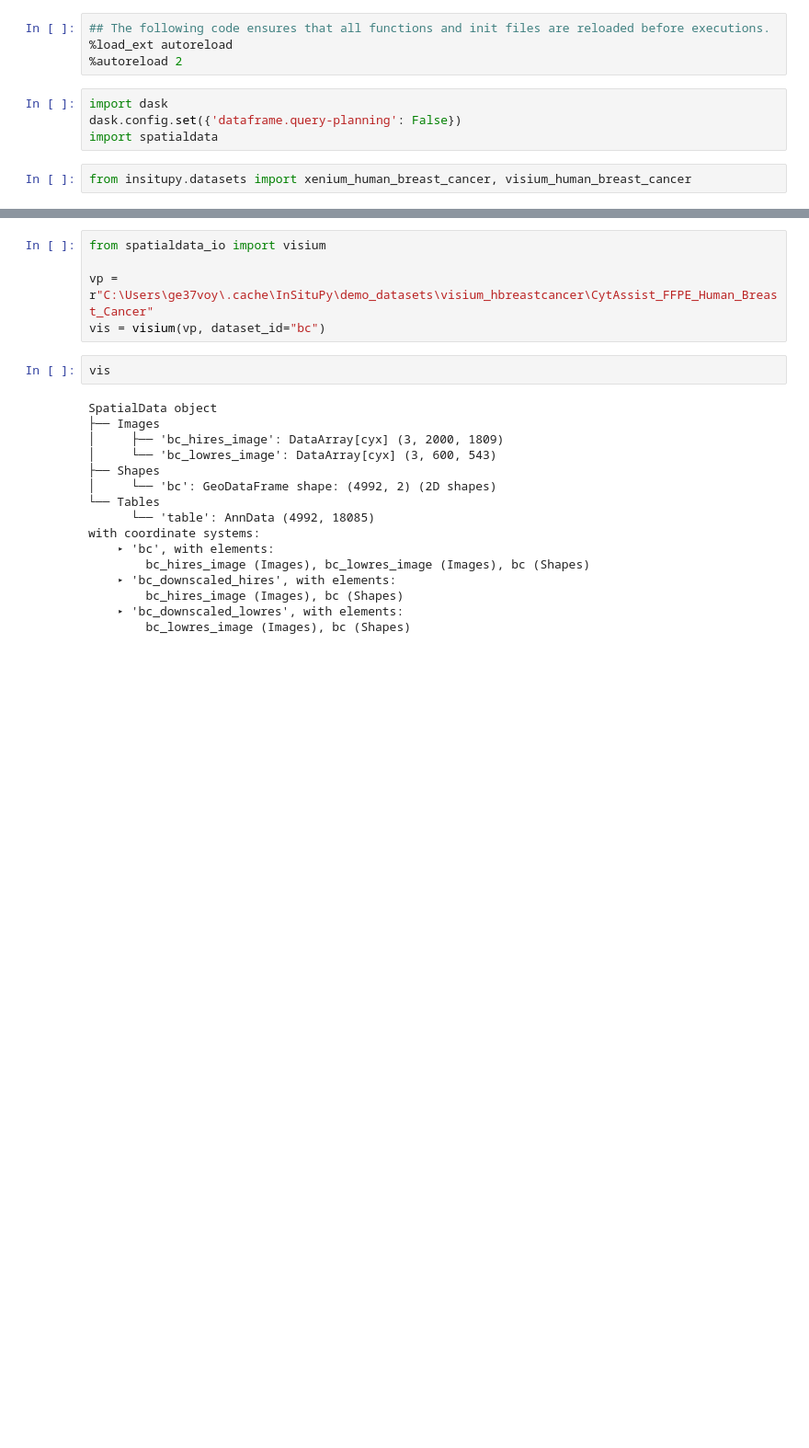
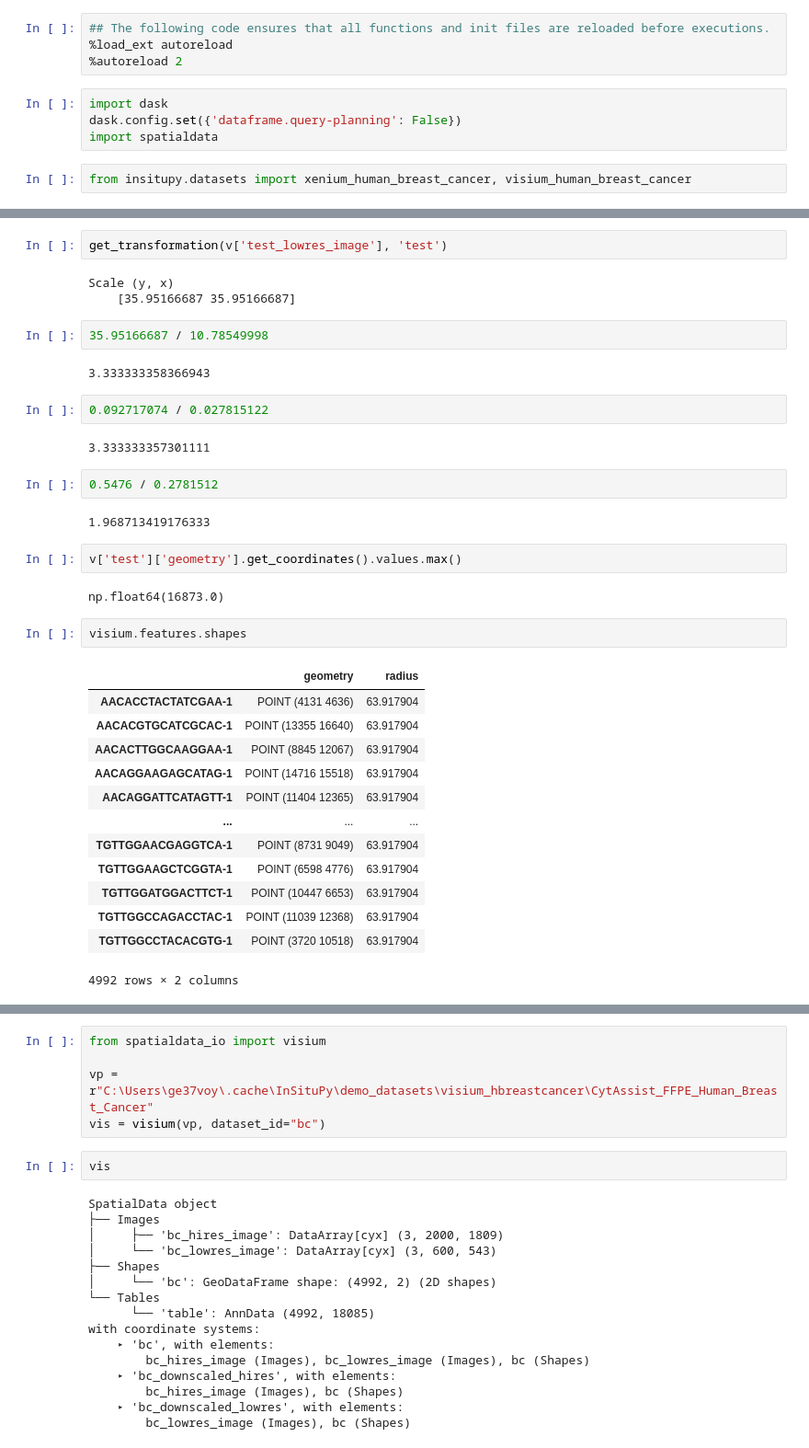
Before and after one commit to SpatialPathology/InSituPy, a Jupyter notebook: docs/source/tutorials/03_data_import/InSituPy_multi-tech.ipynb, the cells around one changed output, grey strips where cells are left out. Shown at 92% size. Saved outputs shown, nothing was run; the diff lists cells and outputs as text; blank space fills up the shorter version.

```diff
--- a/docs/source/tutorials/03_data_import/InSituPy_multi-tech.ipynb
+++ b/docs/source/tutorials/03_data_import/InSituPy_multi-tech.ipynb
@@ -61,0 +203,37 @@ visium = visium_human_breast_cancer()
+# %%
+get_transformation(v['test_lowres_image'], 'test')
+# %% [output]
+Scale (y, x)
+    [35.95166687 35.95166687]
+# %%
+35.95166687 / 10.78549998
+# %% [output]
+3.333333358366943
+# %%
+0.092717074 / 0.027815122
+# %% [output]
+3.333333357301111
+# %%
+0.5476 / 0.2781512
+# %% [output]
+1.968713419176333
+# %%
+v['test']['geometry'].get_coordinates().values.max()
+# %% [output]
+np.float64(16873.0)
+# %%
+visium.features.shapes
+# %% [output]
+|  | geometry | radius |
+| AACACCTACTATCGAA-1 | POINT (4131 4636) | 63.917904 |
+| AACACGTGCATCGCAC-1 | POINT (13355 16640) | 63.917904 |
+| AACACTTGGCAAGGAA-1 | POINT (8845 12067) | 63.917904 |
+| AACAGGAAGAGCATAG-1 | POINT (14716 15518) | 63.917904 |
+| AACAGGATTCATAGTT-1 | POINT (11404 12365) | 63.917904 |
+| ... | ... | ... |
+| TGTTGGAACGAGGTCA-1 | POINT (8731 9049) | 63.917904 |
+| TGTTGGAAGCTCGGTA-1 | POINT (6598 4776) | 63.917904 |
+| TGTTGGATGGACTTCT-1 | POINT (10447 6653) | 63.917904 |
+| TGTTGGCCAGACCTAC-1 | POINT (11039 12368) | 63.917904 |
+| TGTTGGCCTACACGTG-1 | POINT (3720 10518) | 63.917904 |
+4992 rows × 2 columns
```
Also changed, not shown: parts of 28 cells of this notebook, 8 other files.
